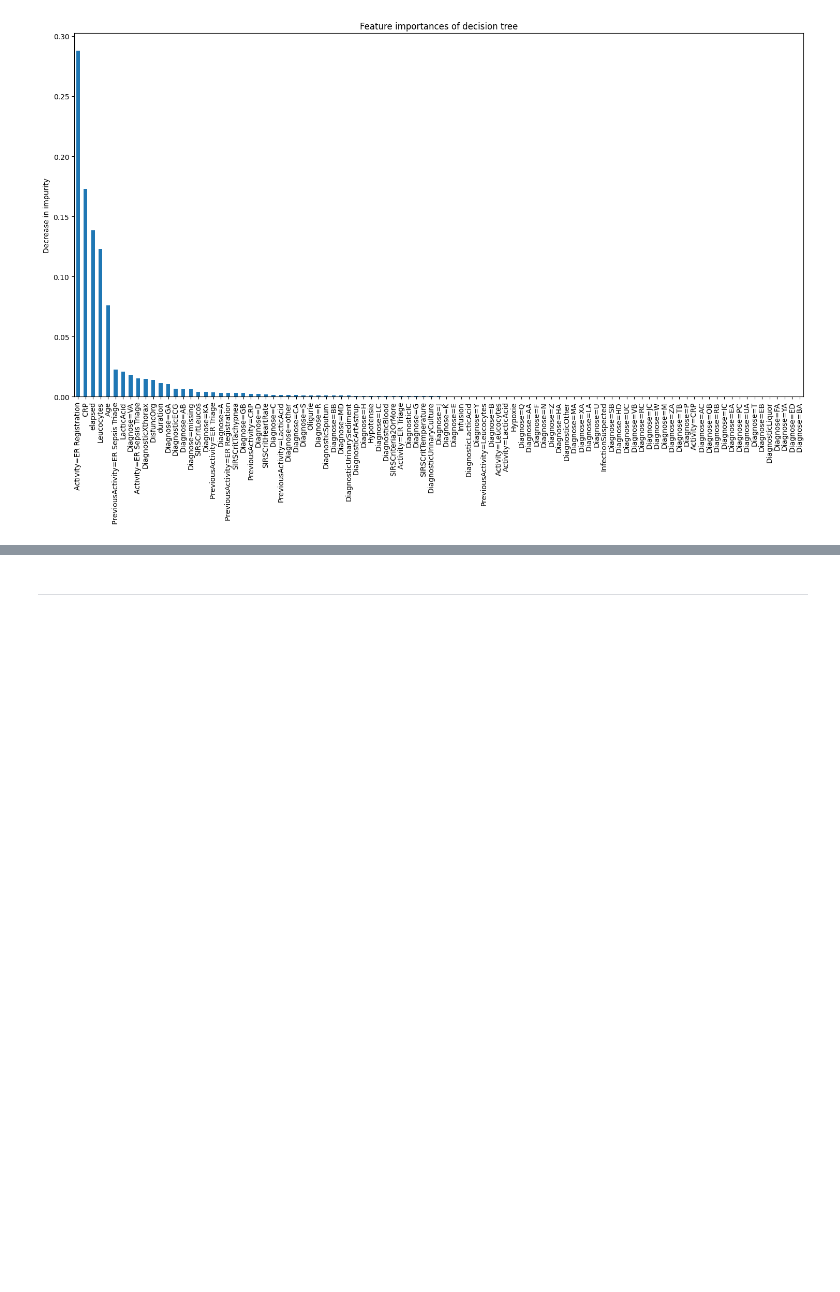
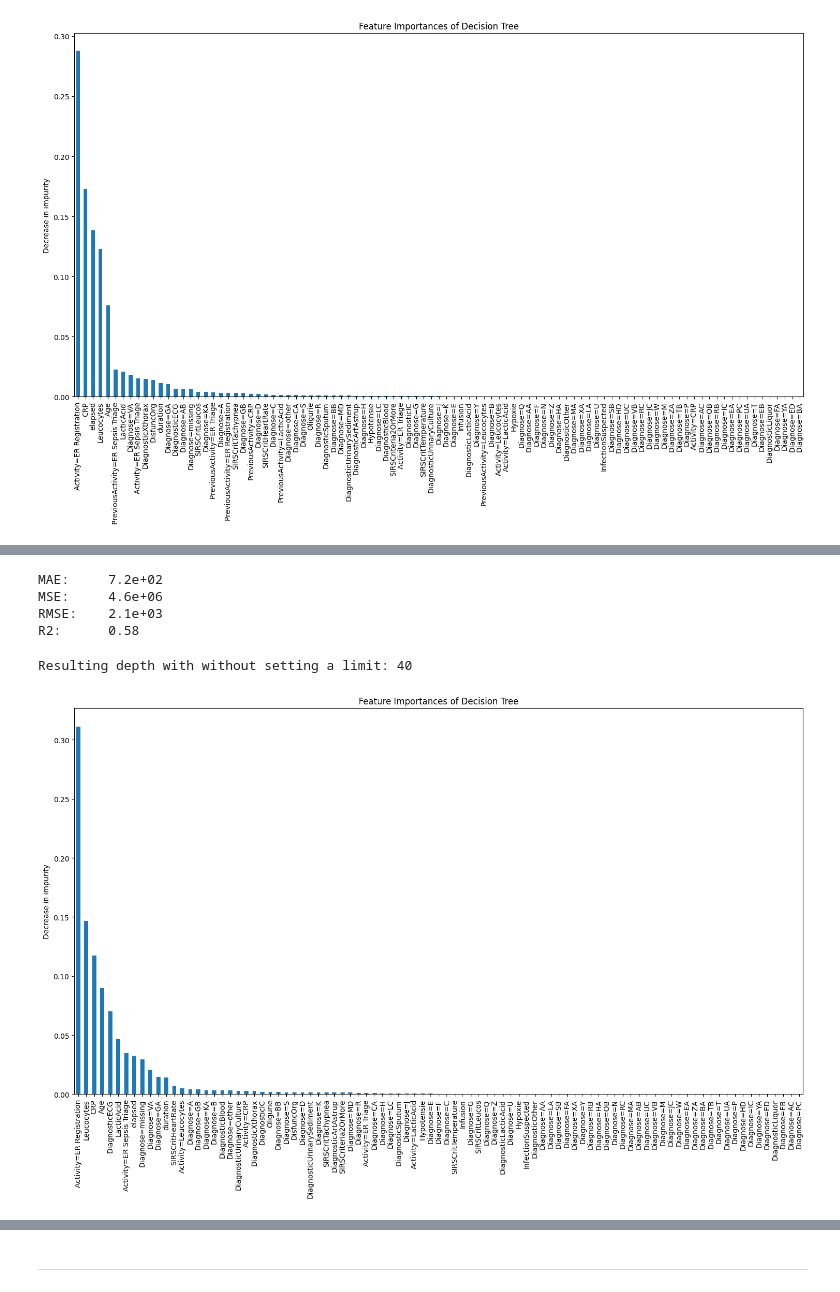
Before and after one commit to MarognaLorenzo/ApplicationOfMachineLearning, a Jupyter notebook: Assignment2/notebooks/All.ipynb, the cells around one changed output, grey strips where cells are left out. Saved outputs shown, nothing was run; the diff lists cells and outputs as text; code cells hidden in the pictures; blank space fills up the shorter version.

```diff
--- a/Assignment2/notebooks/All.ipynb
+++ b/Assignment2/notebooks/All.ipynb
@@ -469,7 +512,6 @@ R2 score: 0.42
 # %%
+# TODO: plot the feature importances
 
-
-# TODO: plot the feature importances
 
 def plot_feature_importance(classifier, features):
     feature_importance = pd.Series(
@@ -477,12 +519,13 @@ def plot_feature_importance(classifier, features):
     ).sort_values(ascending=False)
     fig, ax = plt.subplots(figsize=(15, 10))
     feature_importance.plot.bar(ax=ax)
-    ax.set_title("Feature importances of decision tree")
+    ax.set_title(f"Feature Importances of Decision Tree")
     ax.set_ylabel("Decrease in impurity")
     fig.tight_layout()
 
-plot_feature_importance(default_tree, X_ls_train.columns)
-print(f'Resulting depth with without setting a limit: {default_tree.get_depth()}')
+
+plot_feature_importance(rt_ls_default, X_ls_train.columns)
+print(f"Resulting depth with without setting a limit: {rt_ls_default.get_depth()}")
 # %% [output]
 Resulting depth with without setting a limit: 41
 [figure]
@@ -536,0 +595,19 @@ R2 score: 0.2
+# %%
+# TODO: using *data_ag* and test the default regression tree model
+
+rt_ag_default = DecisionTreeRegressor(random_state=RANDOM_SEED)
+rt_ag_default.fit(X_ag_train, y_ag_train)
+res = rt_ag_default.predict(X_ag_test)
+performance_metrics(y_ag_test, res)
+# %% [output]
+MAE:     7.2e+02
+MSE:     4.6e+06
+RMSE:    2.1e+03
+R2:      0.58
+# %%
+# Plot feature importance and Tree depth
+plot_feature_importance(rt_ag_default, X_ag_train.columns)
+print(f"Resulting depth with without setting a limit: {rt_ag_default.get_depth()}")
+# %% [output]
+Resulting depth with without setting a limit: 40
+[figure, added]
```
Also changed, not shown: parts of 49 cells of this notebook.
